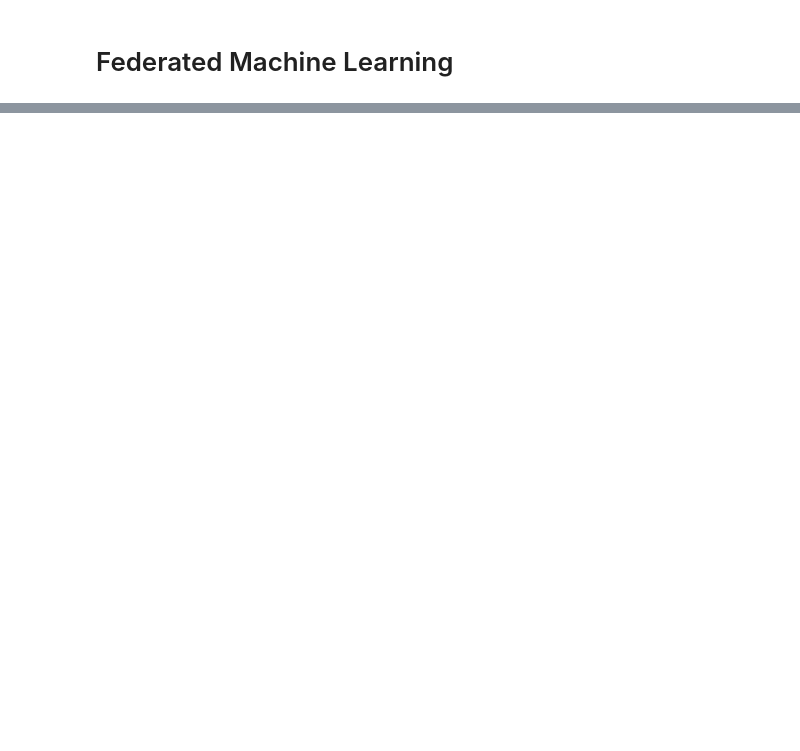
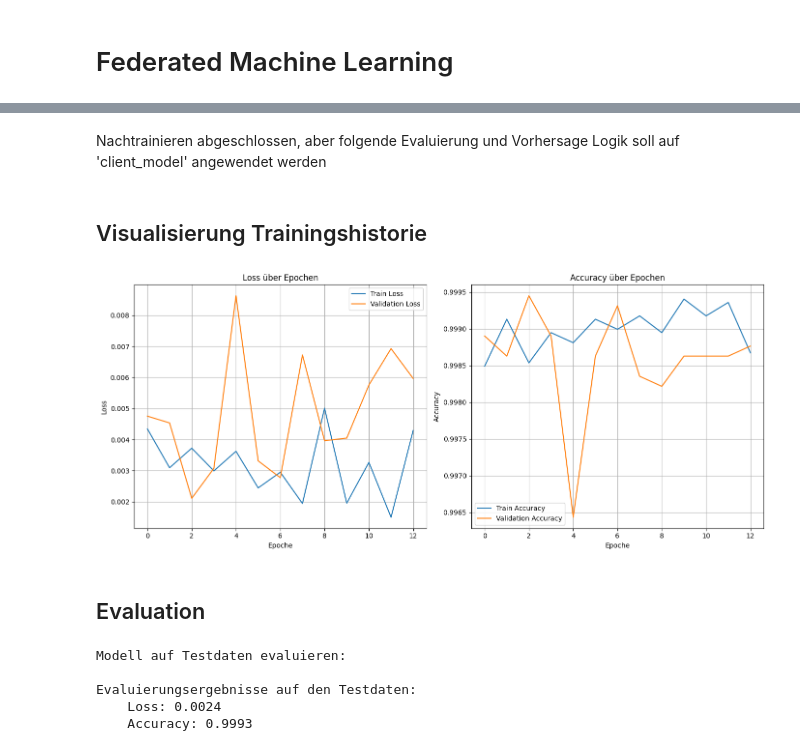
Before and after one commit to Dilek-prog/FederatedDeepLearning, a Jupyter notebook: FederatedMachineLearning.ipynb, the cells around one changed output, grey strips where cells are left out. Drawn from its saved outputs; the diff is of its cells as text; code cells hidden in the pictures; blank space fills up the shorter version.

Commit message:
Demonstration geladenes Modell

```diff
--- a/FederatedMachineLearning.ipynb
+++ b/FederatedMachineLearning.ipynb
@@ -584,0 +604,6 @@ print(model.summary())
+# %%
+new_model.compile(
+    optimizer = 'adam',
+    loss = 'binary_crossentropy',
+    metrics=['accuracy']
+)
@@ -584,0 +652,10 @@ print(model.summary())
+# %%
+epochs_fine_tune = 5
+# %%
+history_fine_tune = new_model.fit(X_train, y_train,
+                                     epochs=epochs_fine_tune,
+                                     batch_size=32,
+                                     validation_data=(X_val, y_val),
+                                     class_weight=class_weight,
+                                     callbacks=[early_stopping] #Dasselbe early_stopping kann verwendet werden
+                                     )
@@ -584,0 +680,45 @@ print(model.summary())
+# %% [markdown]
+Nachtrainieren abgeschlossen, aber folgende Evaluierung und Vorhersage Logik soll auf 'client_model' angewendet werden
+# %% [markdown]
+## Visualisierung Trainingshistorie
+# %%
+plt.figure(figsize=(14,6))
+
+# Plot Loss
+plt.subplot(1, 2, 1)
+plt.plot(history_fine_tune.history['loss'], label='Train Loss')
+plt.plot(history_fine_tune.history['val_loss'], label='Validation Loss')
+plt.title('Loss über Epochen')
+plt.xlabel('Epoche')
+plt.ylabel('Loss')
+plt.legend()
+plt.grid(True)
+
+# Plot Accuracy
+plt.subplot(1, 2, 2)
+plt.plot(history_fine_tune.history['accuracy'], label='Train Accuracy')
+plt.plot(history_fine_tune.history['val_accuracy'], label='Validation Accuracy')
+plt.title('Accuracy über Epochen')
+plt.xlabel('Epoche')
+plt.ylabel('Accuracy')
+plt.legend()
+plt.grid(True)
+plt.tight_layout()
+plt.show()
+# %% [output]
+[figure, added]
+# %% [markdown]
+## Evaluation
+# %%
+print("\nModell auf Testdaten evaluieren:")
+loss, accuracy,  = new_model.evaluate(X_test, y_test, verbose=0)
+
+print(f"\nEvaluierungsergebnisse auf den Testdaten:")
+print(f"    Loss: {loss:.4f}")
+print(f"    Accuracy: {accuracy:.4f}")
+# %% [output]
+Modell auf Testdaten evaluieren:
+
+Evaluierungsergebnisse auf den Testdaten:
+    Loss: 0.0024
+    Accuracy: 0.9993
```
Also changed, not shown: parts of 30 cells of this notebook, 1 other file.
